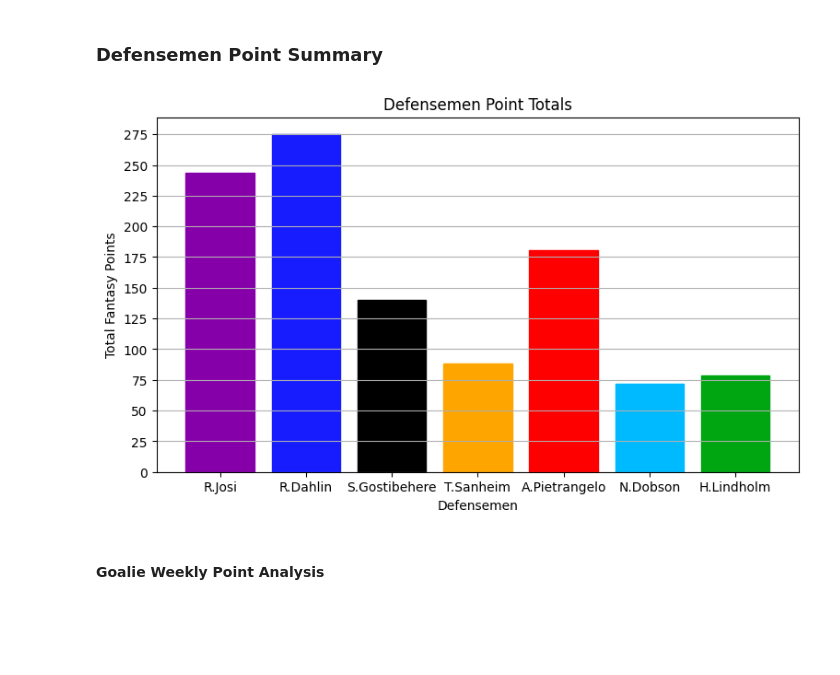
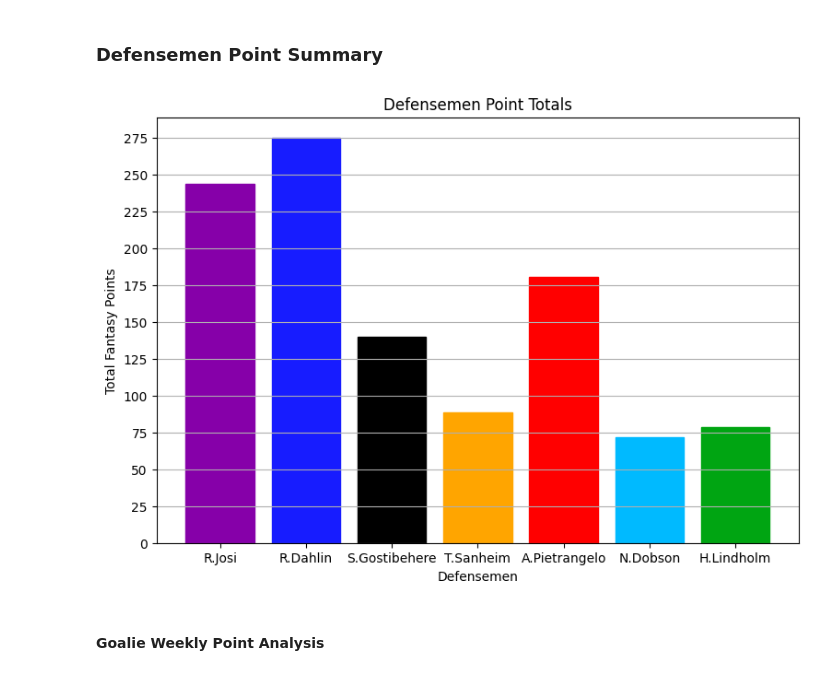
Before and after one commit to carsonbennett1/Hockey-Player-Analysis-Project, a Jupyter notebook: Fantasy_Analysis.ipynb, the cells around one changed output. Cells and saved outputs as stored; diff of their text form; code cells hidden in the pictures; blank space fills up the shorter version.

```diff
--- a/Fantasy_Analysis.ipynb
+++ b/Fantasy_Analysis.ipynb
@@ -188,35 +188,35 @@ lindholm = df[df['Name'] == 'H.Lindholm']
 dobson_points = dobson[weeks].values.flatten()
 dobson_points = np.nan_to_num(dobson_points, nan=0)
 lindholm_points = lindholm[weeks].values.flatten()
 lindholm_points = np.nan_to_num(lindholm_points, nan=0)
 
 
 x = ['R.Josi', 'R.Dahlin', 'S.Gostibehere', 'T.Sanheim', 'A.Pietrangelo', 'N.Dobson', 'H.Lindholm']
 y = [josi_points.sum(), dahlin_points.sum(), gostisbehere_points.sum(), sanheim_points.sum(),
      pietrangelo_points.sum(), dobson_points.sum(), lindholm_points.sum()]
 
 y_ticks = np.arange(0,350,25)
 
-plt.figure(figsize=(9,5))
+plt.figure(figsize=(9,6))
 
 plt.yticks(y_ticks)
 
 bar_graph = plt.bar(x,y)
 bar_graph[0].set_color('#8600a9')
 bar_graph[1].set_color('#171cff')
 bar_graph[2].set_color('black')
 bar_graph[3].set_color('orange')
 bar_graph[4].set_color('red')
 bar_graph[5].set_color('#00baff')
 bar_graph[6].set_color('#00a512')
 
 plt.title('Defensemen Point Totals')
 plt.ylabel('Total Fantasy Points')
 plt.xlabel('Defensemen')
 plt.grid(axis = 'y')
 plt.show()
 # %% [output]
-[figure, old version]
+[figure, new version]
 # %% [markdown]
 #### Goalie Weekly Point Analysis
 # %%
```
Also changed, not shown: parts of 1 cell of this notebook, 2 other files.
